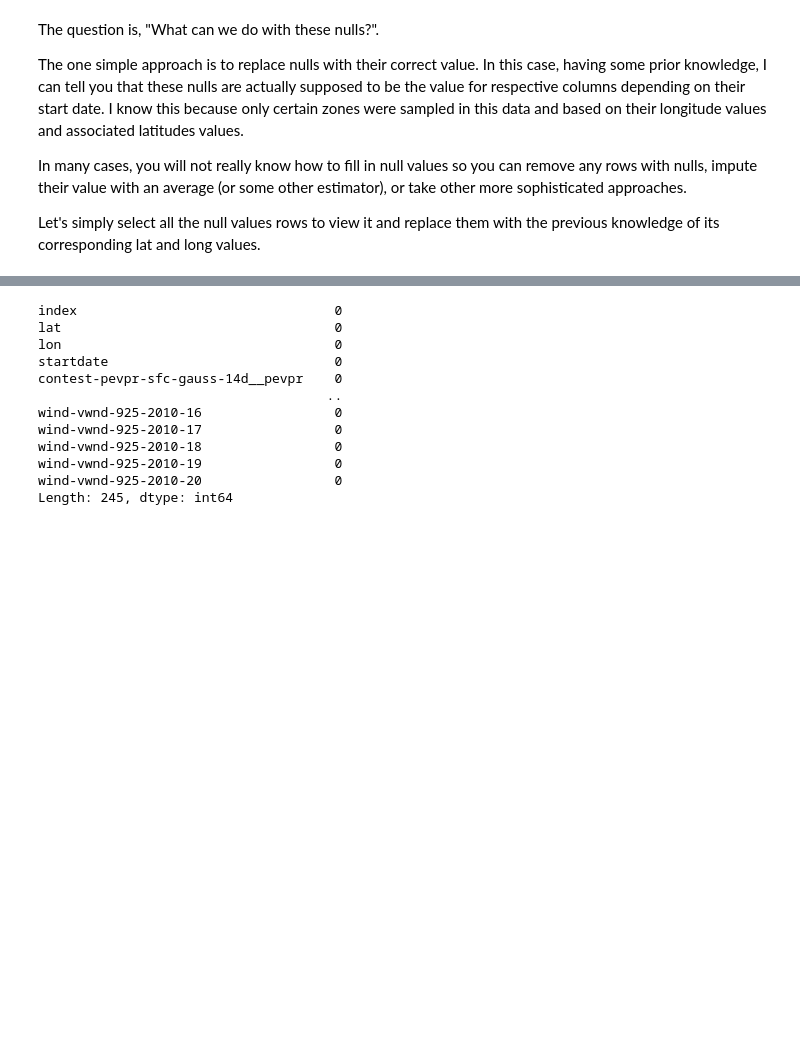
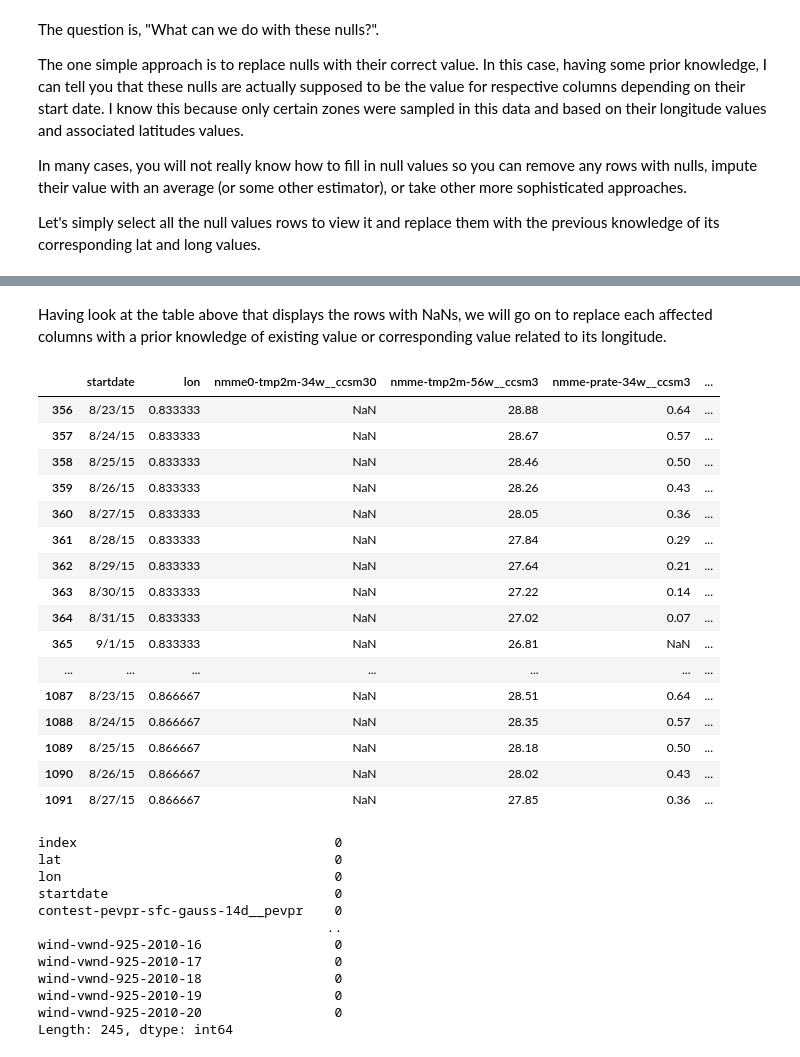
Before and after one commit to lucialagenial/wids_datathon_2023, a Jupyter notebook: wids-23-predictions.ipynb, the cells around one changed output, grey strips where cells are left out. Drawn from its saved outputs; the diff is of its cells as text; code cells hidden in the pictures; blank space fills up the shorter version.

```diff
--- a/wids-23-predictions.ipynb
+++ b/wids-23-predictions.ipynb
@@ -123,0 +155,24 @@ Let's simply select all the null values rows to view it and replace them with th
+# %% [markdown]
+Having look at the table above that displays the rows with NaNs, we will go on to replace each affected columns with a prior knowledge of existing value or corresponding value related to its longitude.
+# %%
+# making a smaller copy of the data (one with less columns with NANs excluding startdate and longitude)
+train_df_form_1=train_rw_nans[['startdate','lon','nmme0-tmp2m-34w__ccsm30', 'nmme-tmp2m-56w__ccsm3', 'nmme-prate-34w__ccsm3', 'nmme0-prate-56w__ccsm30', 'nmme0-prate-34w__ccsm30', 'nmme-prate-56w__ccsm3', 'nmme-tmp2m-34w__ccsm3', 'ccsm30']].copy()
+train_df_form_1.head(50)
+# %% [output]
+|  | startdate | lon | nmme0-tmp2m-34w__ccsm30 | nmme-tmp2m-56w__ccsm3 | nmme-prate-34w__ccsm3 | ... |
+| 356 | 8/23/15 | 0.833333 | NaN | 28.88 | 0.64 | ... |
+| 357 | 8/24/15 | 0.833333 | NaN | 28.67 | 0.57 | ... |
+| 358 | 8/25/15 | 0.833333 | NaN | 28.46 | 0.50 | ... |
+| 359 | 8/26/15 | 0.833333 | NaN | 28.26 | 0.43 | ... |
+| 360 | 8/27/15 | 0.833333 | NaN | 28.05 | 0.36 | ... |
+| 361 | 8/28/15 | 0.833333 | NaN | 27.84 | 0.29 | ... |
+| 362 | 8/29/15 | 0.833333 | NaN | 27.64 | 0.21 | ... |
+| 363 | 8/30/15 | 0.833333 | NaN | 27.22 | 0.14 | ... |
+| 364 | 8/31/15 | 0.833333 | NaN | 27.02 | 0.07 | ... |
+| 365 | 9/1/15 | 0.833333 | NaN | 26.81 | NaN | ... |
+| ... | ... | ... | ... | ... | ... | ... |
+| 1087 | 8/23/15 | 0.866667 | NaN | 28.51 | 0.64 | ... |
+| 1088 | 8/24/15 | 0.866667 | NaN | 28.35 | 0.57 | ... |
+| 1089 | 8/25/15 | 0.866667 | NaN | 28.18 | 0.50 | ... |
+| 1090 | 8/26/15 | 0.866667 | NaN | 28.02 | 0.43 | ... |
+| 1091 | 8/27/15 | 0.866667 | NaN | 27.85 | 0.36 | ... |
```
Also changed, not shown: parts of 4 cells of this notebook.
